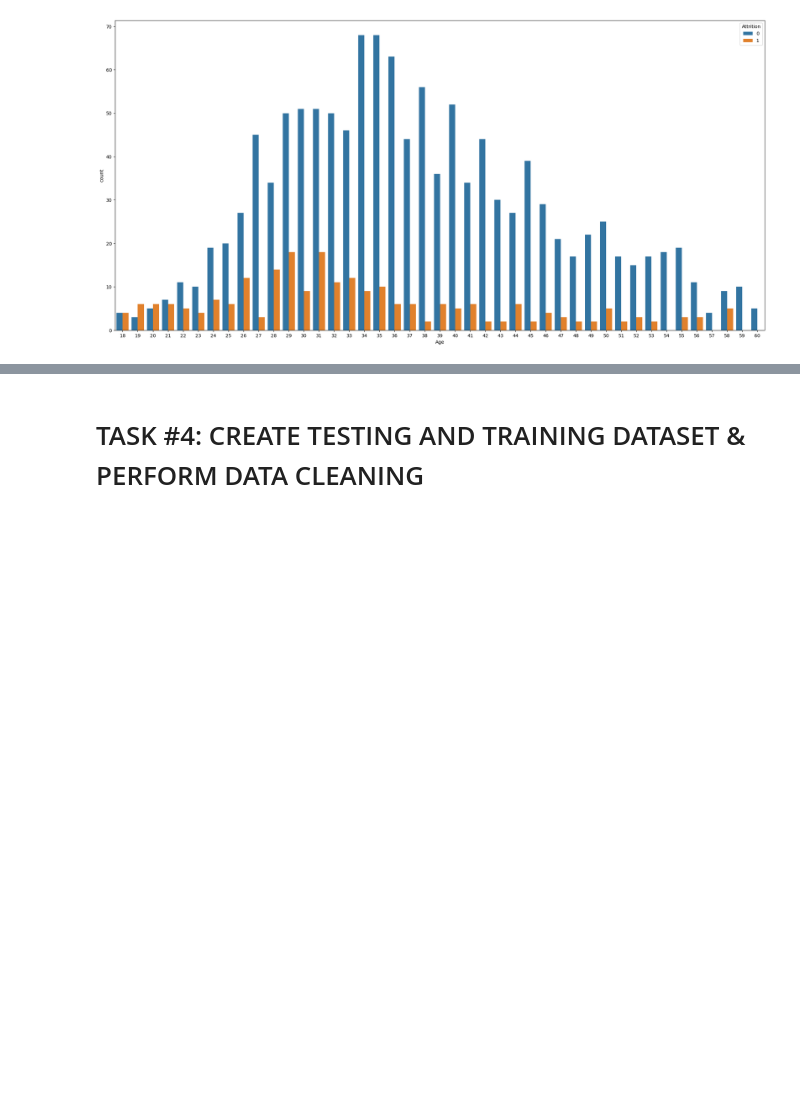
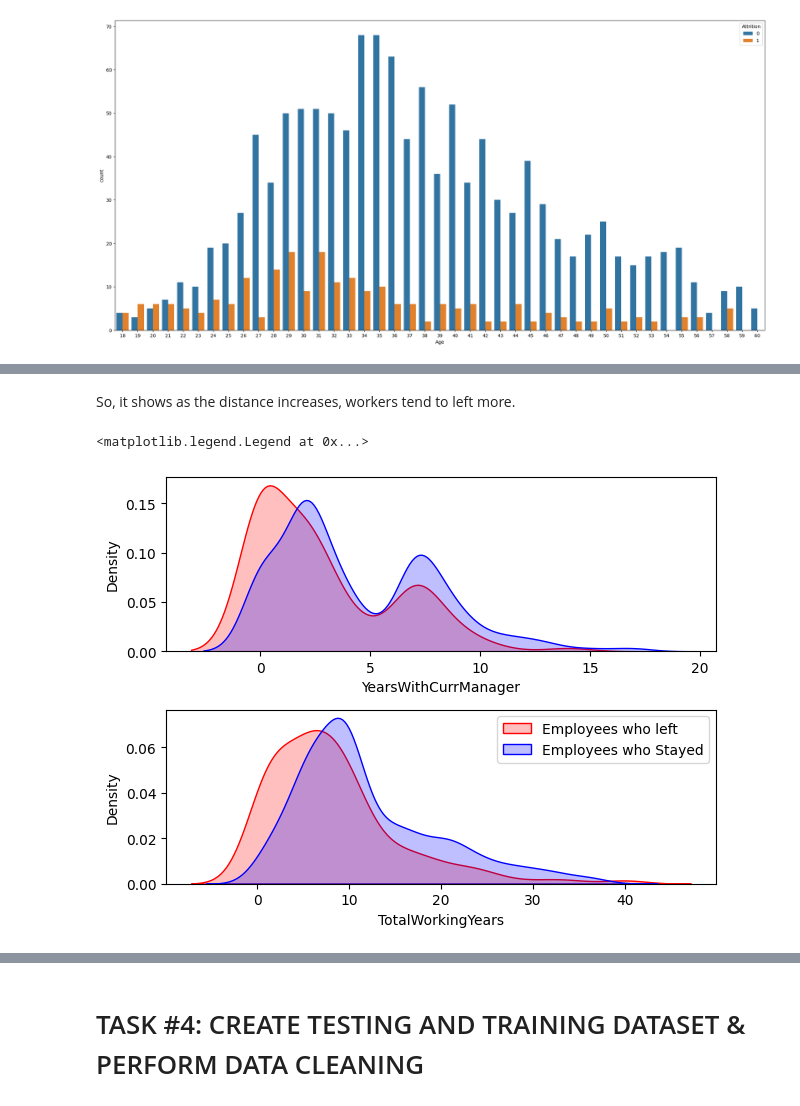
Before and after one commit to Ashkania/DS_Projects, a Jupyter notebook: Human_Resources_Department_Skeleton.ipynb, the cells around one changed output, grey strips where cells are left out. Cells and saved outputs as stored; diff of their text form; code cells hidden in the pictures; blank space fills up the shorter version.

```diff
--- a/Human_Resources_Department_Skeleton.ipynb
+++ b/Human_Resources_Department_Skeleton.ipynb
@@ -271,2 +281,28 @@ sns.countplot(data=df, x='JobLevel', hue='Attrition', ax=ax[3])
+# %% [markdown]
+So, it shows as the distance increases, workers tend to left more.
+# %%
+fig, ax = plt.subplots(2,1)
+sns.kdeplot(
+    data=left_df['YearsWithCurrManager'], label='Employees who left',
+    fill=True, color='r', ax=ax[0]
+)
+sns.kdeplot(
+    data=stayed_df['YearsWithCurrManager'], label='Employees who Stayed',
+    fill=True, color='b', ax=ax[0]
+)
+
+sns.kdeplot(
+    data=left_df['TotalWorkingYears'], label='Employees who left',
+    fill=True, color='r', ax=ax[1]
+)
+sns.kdeplot(
+    data=stayed_df['TotalWorkingYears'], label='Employees who Stayed',
+    fill=True, color='b', ax=ax[1]
+)
+plt.tight_layout()
+plt.legend()
+# %% [output]
+<matplotlib.legend.Legend at 0x...>
+[figure, added]
 # %%
 # Let's see the Gender vs. Monthly Income
```
Also changed, not shown: parts of 4 cells of this notebook.
